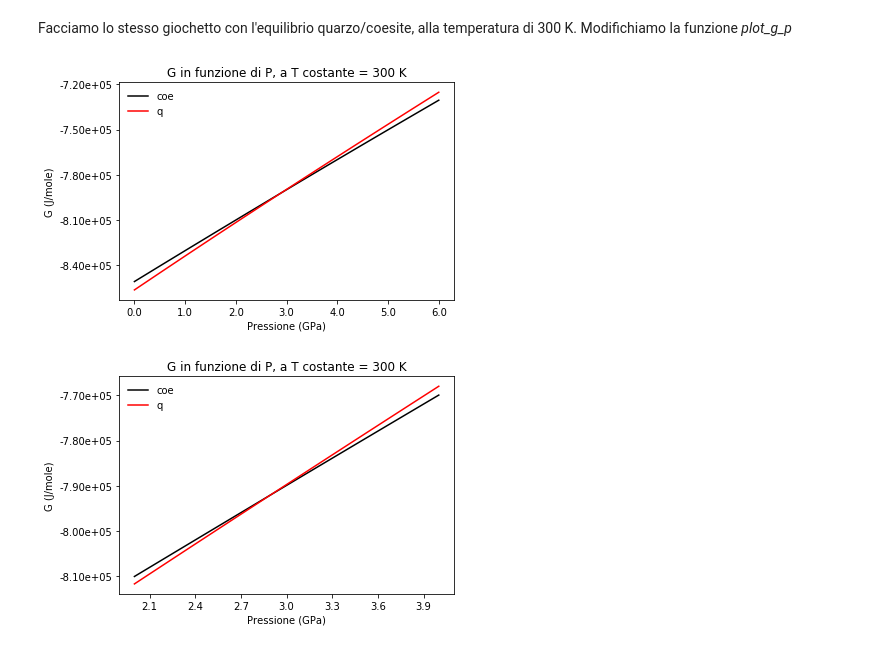
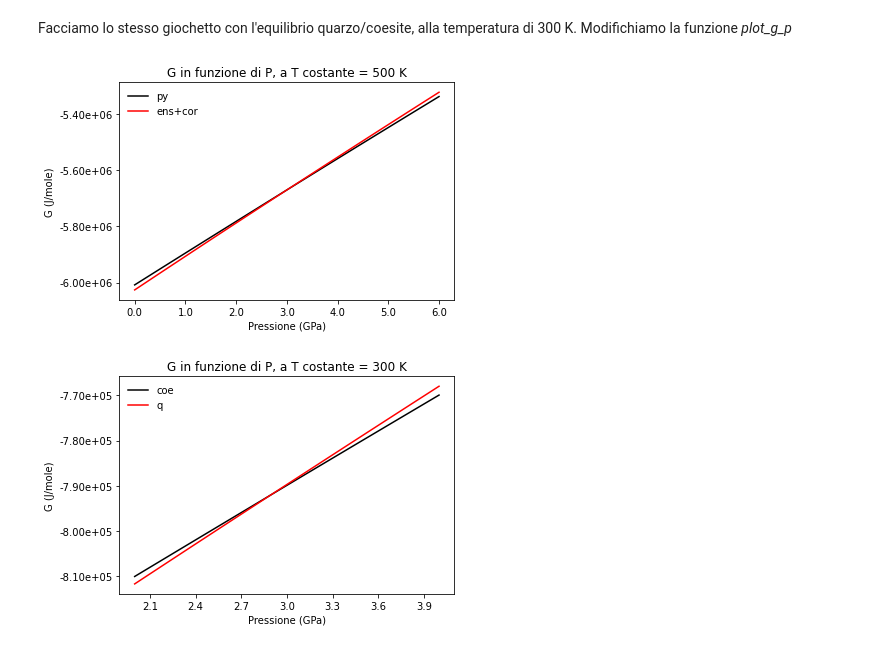
Before and after one commit to Mauro-Prencipe/geochimica, a Jupyter notebook: gibbs_tp.ipynb, the cells around one changed output. Saved outputs shown, nothing was run; the diff lists cells and outputs as text; code cells hidden in the pictures.

```diff
--- a/gibbs_tp.ipynb
+++ b/gibbs_tp.ipynb
@@ -430,9 +500,9 @@ def plot_g_p(pmin,pmax,npoint,temp,ret=False):
     if ret:
          return p_list, g_1, g_2
 # %%
-plot_g_p(0, 6, 12, 300)
+plot_g_p(0, 6, 12, 500)
 # %% [output]
-[figure, old version]
+[figure, new version]
 # %%
 p, gq, gc=plot_g_p(2,4,50,300,ret=True)
 # %% [output]
```
Also changed, not shown: parts of 42 cells of this notebook, 3 other files.
